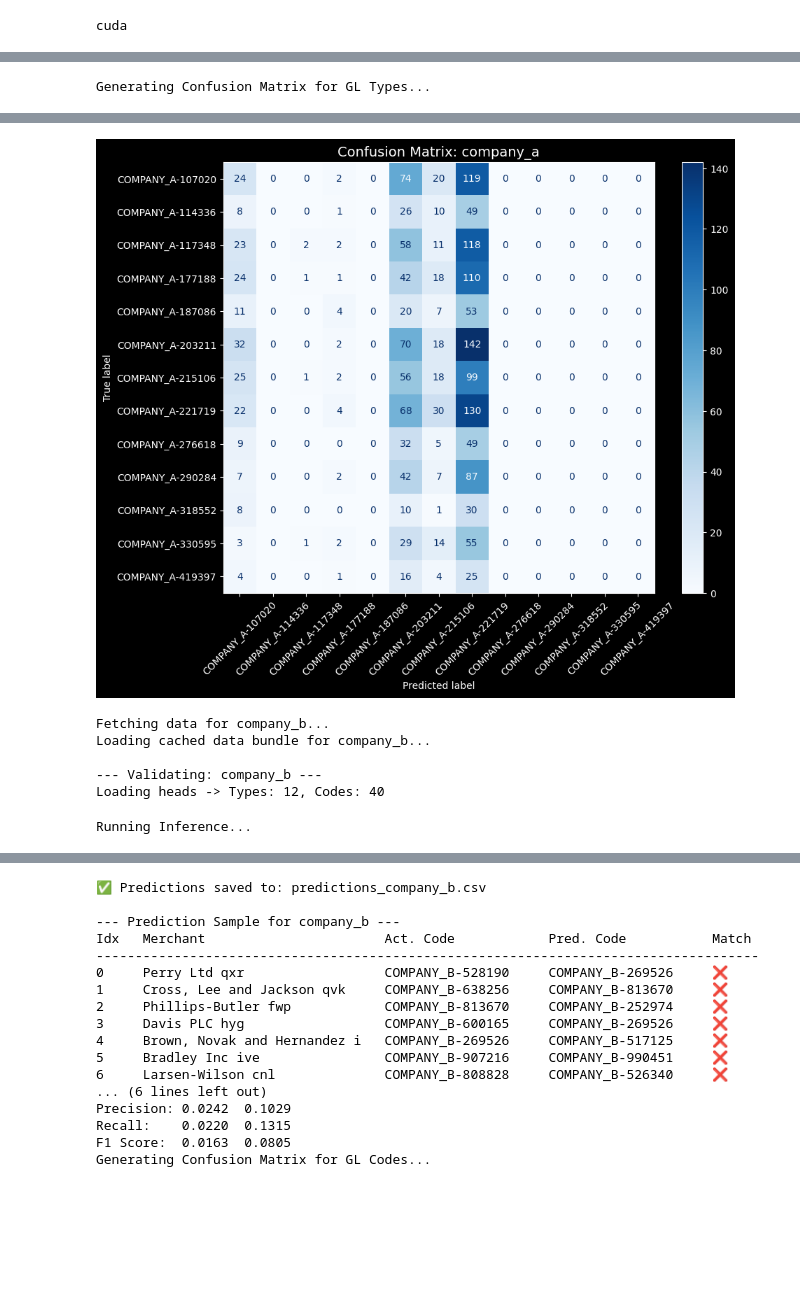
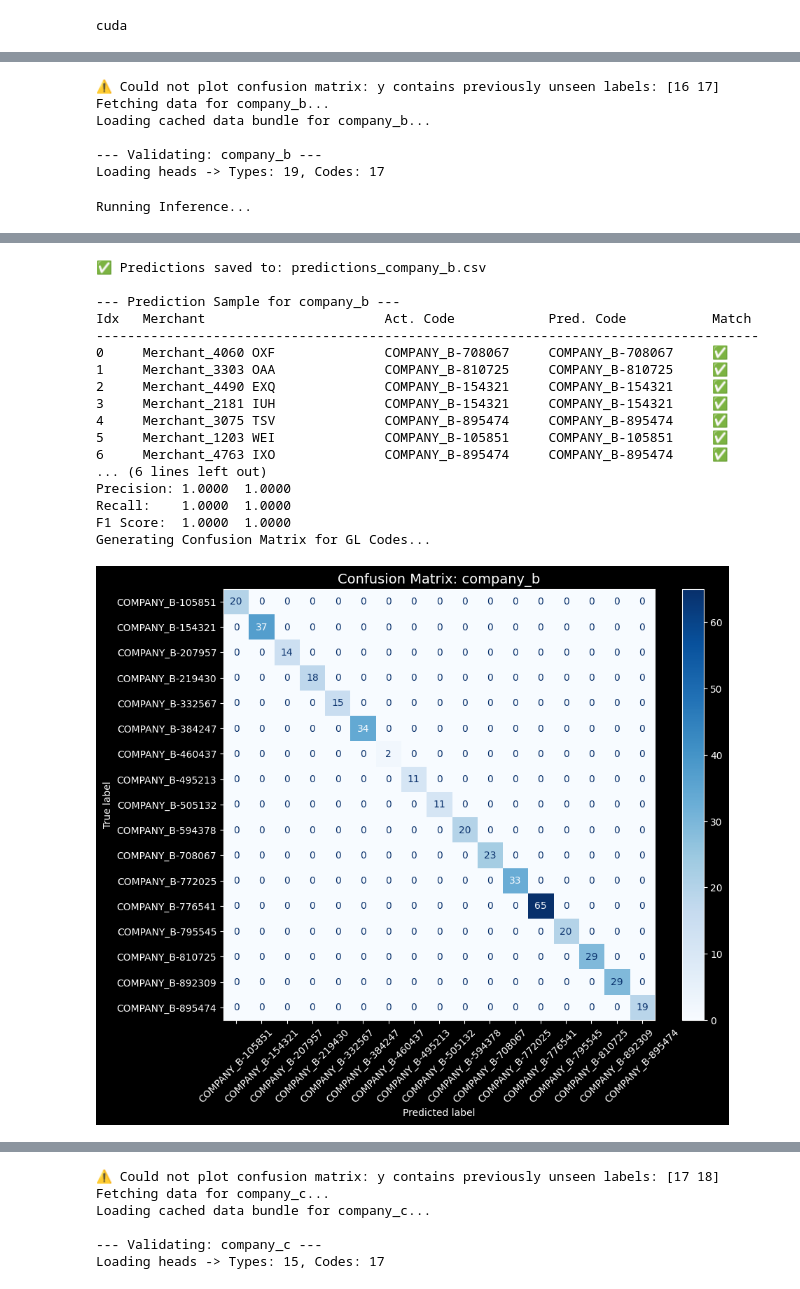
Before and after one commit to nishitmv/LORA_POCs, a Jupyter notebook: SLM-LORA/QWEN0.5B-LORA-Transactions-Company-Adapters-Complex-Trans.ipynb, the cells around one changed output, grey strips where cells are left out. Cells and saved outputs as stored; diff of their text form; code cells hidden in the pictures; blank space fills up the shorter version.

Commit message:
QWEN 0.5B with LORA | High Accuracy |  7 Fields Data and Data generator

```diff
--- a/SLM-LORA/QWEN0.5B-LORA-Transactions-Company-Adapters-Complex-Trans.ipynb
+++ b/SLM-LORA/QWEN0.5B-LORA-Transactions-Company-Adapters-Complex-Trans.ipynb
@@ -20,7 +20,7 @@ print(device)
 cuda
 # %%
 def get_company_dataset(company, tokenizer, max_length=128, test_size=0.2):
-    df = pd.read_csv(f"{company}_data.csv")
+    df = pd.read_csv(f"{company}_data_v2.csv")
 
     #  Label Encoding (Local to this company/dataset)
     # If global consistency needed across companies, pass fitted encoders instead.
@@ -145,6 +145,11 @@ class QwenMultiHeadClassifier(nn.Module):
         self.type_head = nn.Linear(self.config.hidden_size, num_type_labels)
         self.code_head = nn.Linear(self.config.hidden_size, num_code_labels)
 
+        self.type_head.weight.data.normal_(mean=0.0, std=0.001) # Tiny std dev
+        self.type_head.bias.data.zero_()
+
+        self.code_head.weight.data.normal_(mean=0.0, std=0.001)
+        self.code_head.bias.data.zero_()
         # changing heads added to QWEN Data Type DFloat16
         self.type_head.to(self.qwen.dtype)
         self.code_head.to(self.qwen.dtype)
@@ -365,7 +370,7 @@ for company in companies:
         lora_config=peft_config
     )
 
-    model.qwen.resize_token_embeddings(len(tokenizer))
+    #model.qwen.resize_token_embeddings(len(tokenizer))
 
     for param in model.type_head.parameters(): param.requires_grad = True
     for param in model.code_head.parameters(): param.requires_grad = True
@@ -376,13 +381,14 @@ for company in companies:
     per_device_train_batch_size=32,
     per_device_eval_batch_size=64,
     gradient_accumulation_steps=1,
-    num_train_epochs=3,
-    learning_rate=3e-4,
-
-    # Strategy
+    num_train_epochs=10,
+    learning_rate=5e-4,
+    warmup_steps=50,
+    max_grad_norm=0.3,
+        # Strategy
     #eval_strategy="epoch",
     save_strategy="no",
-    #logging_steps=10,
+    logging_steps=200,
 
     # Best Model Selection
     #load_best_model_at_end=True,
@@ -410,7 +416,7 @@ for company in companies:
     metrics = custom_trainer.evaluate(eval_dataset=val_dataset)
     print(metrics)
 
-    save_path = f"./final_adapters_QWEN_0_5/{company}"
+    save_path = f"./final_adapters_QWEN_0_5_v2/{company}"
 
     # Save Adapter & Heads
     # This saves the LoRA weights
@@ -693,7 +702,7 @@ companies = ["company_a",  "company_b", "company_c"]  # Add "company_E", "compan
 for company in companies:
     # 1. Get Data Bundle (Ensure this returns 'val', 'val_metadata', 'encoders')
     print(f"Fetching data for {company}...")
-    bundle_path = f"data_bundle_{company}.pkl"
+    bundle_path = f"data_bundle_{company}_v2.pkl"
 
     if os.path.exists(bundle_path):
         print(f"Loading cached data bundle for {company}...")
@@ -704,7 +713,7 @@ for company in companies:
     res = validate_company(
         model=base_model_wrapper,
         company_name=company,
-        adapters_root_dir="./final_adapters_QWEN_0_5",
+        adapters_root_dir="./final_adapters_QWEN_0_5_v2",
         val_dataset=data_bundle['val'],
         val_metadata=data_bundle["val_metadata"],
         encoders=data_bundle["encoders"]
@@ -746 +755,7 @@ Generating Confusion Matrix for GL Codes...
-Generating Confusion Matrix for GL Types...
+⚠️ Could not plot confusion matrix: y contains previously unseen labels: [16 17]
+Fetching data for company_b...
+Loading cached data bundle for company_b...
+
+--- Validating: company_b ---
+Loading heads -> Types: 19, Codes: 17
+Running Inference...
@@ -747,7 +763,18 @@ Generating Confusion Matrix for GL Types...
+✅ Predictions saved to: predictions_company_b.csv
+
+--- Prediction Sample for company_b ---
+Idx   Merchant                       Act. Code            Pred. Code           Match
+-------------------------------------------------------------------------------------
+0     Merchant_4060 OXF              COMPANY_B-708067     COMPANY_B-708067     ✅
+1     Merchant_3303 OAA              COMPANY_B-810725     COMPANY_B-810725     ✅
+2     Merchant_4490 EXQ              COMPANY_B-154321     COMPANY_B-154321     ✅
+3     Merchant_2181 IUH              COMPANY_B-154321     COMPANY_B-154321     ✅
+4     Merchant_3075 TSV              COMPANY_B-895474     COMPANY_B-895474     ✅
+5     Merchant_1203 WEI              COMPANY_B-105851     COMPANY_B-105851     ✅
+6     Merchant_4763 IXO              COMPANY_B-895474     COMPANY_B-895474     ✅
+... (6 lines left out)
+Precision: 1.0000  1.0000
+Recall:    1.0000  1.0000
+F1 Score:  1.0000  1.0000
+Generating Confusion Matrix for GL Codes...
-[figure, old version]
+[figure, new version]
-Fetching data for company_b...
-Loading cached data bundle for company_b...
-
---- Validating: company_b ---
-Loading heads -> Types: 12, Codes: 40
-Running Inference...
@@ -755,17 +781,6 @@ Running Inference...
-✅ Predictions saved to: predictions_company_b.csv
+⚠️ Could not plot confusion matrix: y contains previously unseen labels: [17 18]
+Fetching data for company_c...
+Loading cached data bundle for company_c...
 
---- Prediction Sample for company_b ---
-Idx   Merchant                       Act. Code            Pred. Code           Match
--------------------------------------------------------------------------------------
-0     Perry Ltd qxr                  COMPANY_B-528190     COMPANY_B-269526     ❌
-1     Cross, Lee and Jackson qvk     COMPANY_B-638256     COMPANY_B-813670     ❌
-2     Phillips-Butler fwp            COMPANY_B-813670     COMPANY_B-252974     ❌
-3     Davis PLC hyg                  COMPANY_B-600165     COMPANY_B-269526     ❌
-4     Brown, Novak and Hernandez i   COMPANY_B-269526     COMPANY_B-517125     ❌
-5     Bradley Inc ive                COMPANY_B-907216     COMPANY_B-990451     ❌
-6     Larsen-Wilson cnl              COMPANY_B-808828     COMPANY_B-526340     ❌
-... (6 lines left out)
-Precision: 0.0242  0.1029
-Recall:    0.0220  0.1315
-F1 Score:  0.0163  0.0805
-Generating Confusion Matrix for GL Codes...
+--- Validating: company_c ---
+Loading heads -> Types: 15, Codes: 17
```
Also changed, not shown: parts of 4 cells of this notebook, 21 other files.
